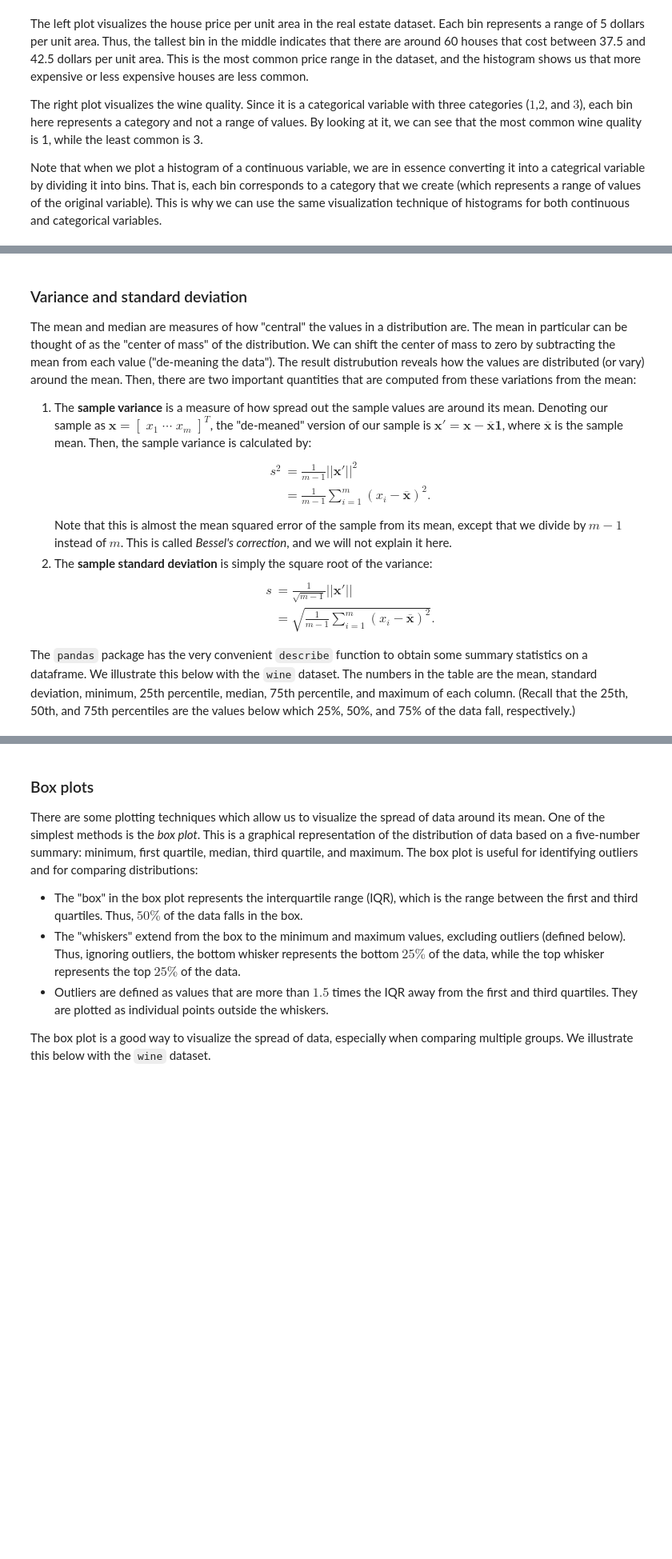
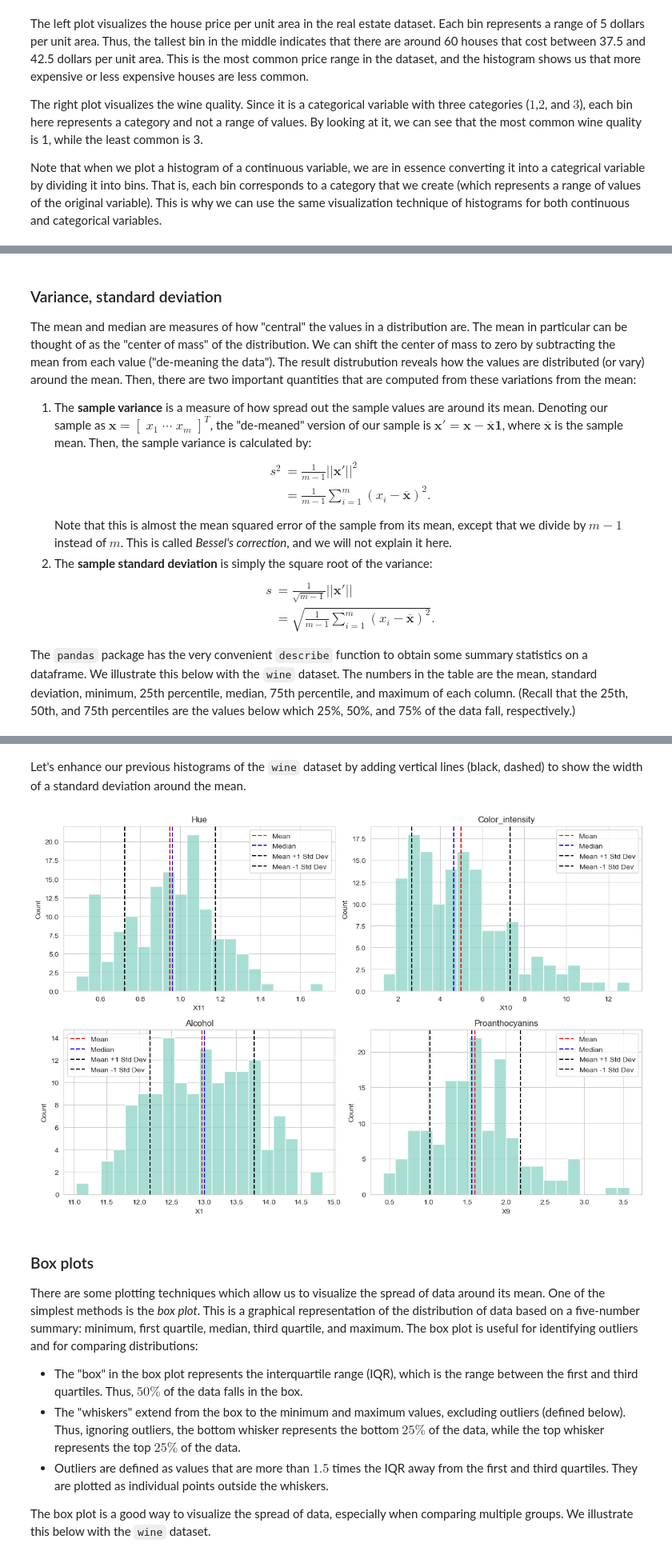
Before and after one commit to arvindsuresh-math/MATH-392-Intro-to-neural-networks, a Jupyter notebook: notebooks/06_basic-statistics-visualization.ipynb, the cells around one changed output, grey strips where cells are left out. Shown at 80% size. Saved outputs shown, nothing was run; the diff lists cells and outputs as text; code cells hidden in the pictures; blank space fills up the shorter version.

```diff
--- a/notebooks/06_basic-statistics-visualization.ipynb
+++ b/notebooks/06_basic-statistics-visualization.ipynb
@@ -134,5 +136,5 @@ plt.show()
 # %% [markdown]
-### Variance and standard deviation
+### Variance, standard deviation
 The mean and median are measures of how "central" the values in a distribution are. The mean in particular can be thought of as the "center of mass" of the distribution. We can shift the center of mass to zero by subtracting the mean from each value ("de-meaning the data"). The result distrubution reveals how the values are distributed (or vary) around the mean. Then, there are two important quantities that are computed from these variations from the mean:
 
 1. The **sample variance** is a measure of how spread out the sample values are around its mean. Denoting our sample as $\mathbf{x} = [\; x_1 \; \dotsb \; x_m \;]^T$, the "de-meaned" version of our sample is $\mathbf{x}' = \mathbf{x} - \overline{\mathbf{x}} \mathbf{1}$, where $\overline{\mathbf{x}}$ is the sample mean. Then, the sample variance is calculated by:
@@ -162,6 +164,37 @@ wine_summary
 | 50% | 13.010000 | 1.810000 | 2.360000 | 19.500000 | 97.000000 | 2.335000 | 2.135000 | 0.340000 | 1.560000 | 4.640000 | 0.960000 | ... |
 | 75% | 13.560000 | 3.170000 | 2.560000 | 21.500000 | 107.750000 | 2.800000 | 2.775000 | 0.430000 | 1.950000 | 6.182500 | 1.090000 | ... |
 | max | 14.830000 | 5.800000 | 3.220000 | 30.000000 | 162.000000 | 3.880000 | 3.740000 | 0.630000 | 3.580000 | 13.000000 | 1.710000 | ... |
+# %% [markdown]
+Let's enhance our previous histograms of the `wine` dataset by adding vertical lines (black, dashed) to show the width of a standard deviation around the mean.
+# %%
+# plot histograms of all features in wine dataset, colored by target variable
+# create fig and axes with 2 rows and 2 columns (last row will have two empty plots)
+fig, ax = plt.subplots(2,2, figsize=(12,8))
+# flatten the axes array
+ax = ax.flatten()
+
+# plot histograms of 4 randomly chosen features previously chosen in selected_features
+for i, col in enumerate(selected_features):
+    # plot the histogram of the feature, colored by target variable
+    sns.histplot(
+        data=wine, x=col, ax=ax[i],
+        bins=20 # distribute data into 20 equally spaced bins
+    )
+    # draw a red line at the mean
+    ax[i].axvline(wine[col].mean(), color="red", linestyle="--", label="Mean")
+    # draw a blue line at the median
+    ax[i].axvline(wine[col].median(), color="blue", linestyle="--", label="Median")
+    # draw black dashed lines at the mean plus/minus 1 standard deviation
+    ax[i].axvline(wine[col].mean() + wine[col].std(), color="black", linestyle="--", label="Mean +1 Std Dev")
+    ax[i].axvline(wine[col].mean() - wine[col].std(), color="black", linestyle="--", label="Mean -1 Std Dev")
+    # set the title of the plot to the name of the feature
+    ax[i].set_title(features_dict[col])
+    ax[i].legend()
+
+plt.tight_layout()
+plt.show()
+# %% [output]
+[figure, added]
 # %% [markdown]
 ### Box plots
 There are some plotting techniques which allow us to visualize the spread of data around its mean. One of the simplest methods is the *box plot*. This is a graphical representation of the distribution of data based on a five-number summary: minimum, first quartile, median, third quartile, and maximum. The box plot is useful for identifying outliers and for comparing distributions:
```
Also changed, not shown: parts of 25 cells of this notebook.
